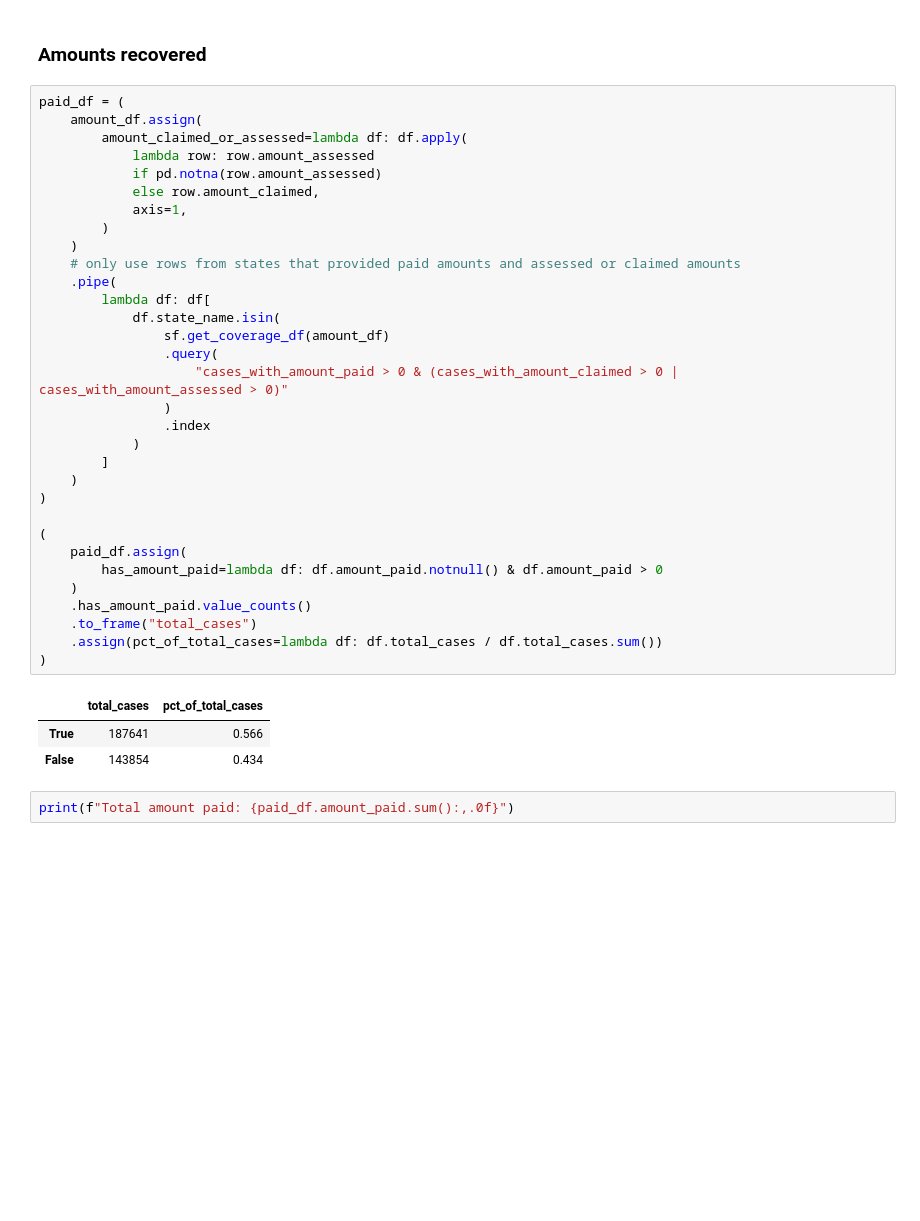
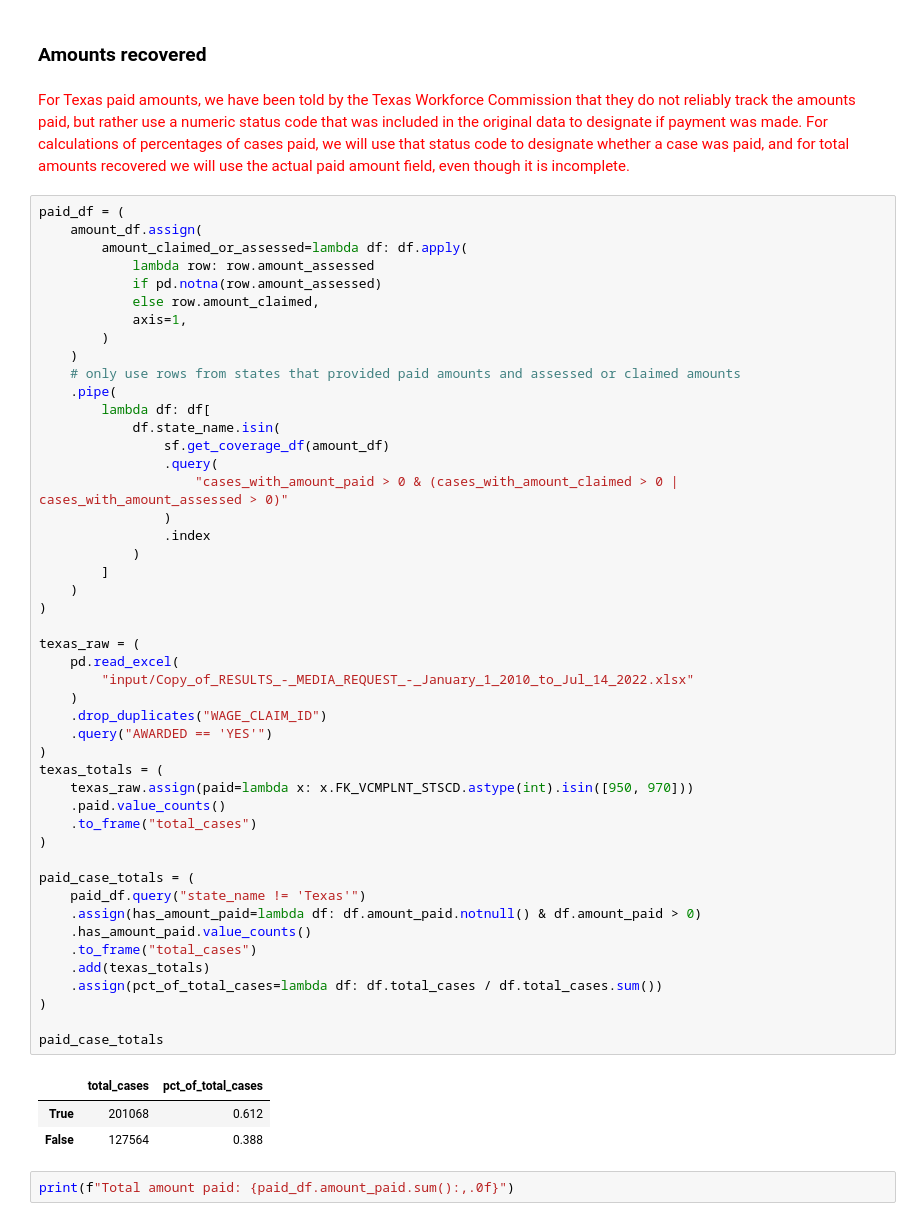
Before and after one commit to cbs-news-data/wage-theft-data, a Jupyter notebook: notebooks/national_analysis/national_analysis.ipynb, the cells around one changed output. Drawn from its saved outputs; the diff is of its cells as text; blank space fills up the shorter version.

Commit message:
Better handling of Texas amounts following response from TWC
See notebooks/texas/texas.ipynb for a detailed explanation of the changes.

```diff
--- a/notebooks/national_analysis/national_analysis.ipynb
+++ b/notebooks/national_analysis/national_analysis.ipynb
@@ -286,42 +288,59 @@ amount_df.groupby("state_name").overall_case_amount.sum().to_frame("overall_case
 | Wyoming | 1085092.920 | 964.000 | 1125.615 | 1629.319 | 3.360 | 252.750 | 578.025 | 1216.500 | 13703.660 |
 # %% [markdown]
 ### Amounts recovered
+# %% [markdown]
+<font color="red">For Texas paid amounts, we have been told by the Texas Workforce Commission that they do not reliably track the amounts paid, but rather use a numeric status code that was included in the original data to designate if payment was made. For calculations of percentages of cases paid, we will use that status code to designate whether a case was paid, and for total amounts recovered we will use the actual paid amount field, even though it is incomplete.</font>
 # %%
 paid_df = (
     amount_df.assign(
         amount_claimed_or_assessed=lambda df: df.apply(
             lambda row: row.amount_assessed
             if pd.notna(row.amount_assessed)
             else row.amount_claimed,
             axis=1,
         )
     )
     # only use rows from states that provided paid amounts and assessed or claimed amounts
     .pipe(
         lambda df: df[
             df.state_name.isin(
                 sf.get_coverage_df(amount_df)
                 .query(
                     "cases_with_amount_paid > 0 & (cases_with_amount_claimed > 0 | cases_with_amount_assessed > 0)"
                 )
                 .index
             )
         ]
     )
 )
 
-(
-    paid_df.assign(
-        has_amount_paid=lambda df: df.amount_paid.notnull() & df.amount_paid > 0
+texas_raw = (
+    pd.read_excel(
+        "input/Copy_of_RESULTS_-_MEDIA_REQUEST_-_January_1_2010_to_Jul_14_2022.xlsx"
     )
+    .drop_duplicates("WAGE_CLAIM_ID")
+    .query("AWARDED == 'YES'")
+)
+texas_totals = (
+    texas_raw.assign(paid=lambda x: x.FK_VCMPLNT_STSCD.astype(int).isin([950, 970]))
+    .paid.value_counts()
+    .to_frame("total_cases")
+)
+
+paid_case_totals = (
+    paid_df.query("state_name != 'Texas'")
+    .assign(has_amount_paid=lambda df: df.amount_paid.notnull() & df.amount_paid > 0)
     .has_amount_paid.value_counts()
     .to_frame("total_cases")
+    .add(texas_totals)
     .assign(pct_of_total_cases=lambda df: df.total_cases / df.total_cases.sum())
 )
+
+paid_case_totals
 # %% [output]
 |  | total_cases | pct_of_total_cases |
-| True | 187641 | 0.566 |
-| False | 143854 | 0.434 |
+| True | 201068 | 0.612 |
+| False | 127564 | 0.388 |
 # %%
 print(f"Total amount paid: {paid_df.amount_paid.sum():,.0f}")
 # %% [output]
```
Also changed, not shown: parts of 3 cells of this notebook, 37 other files.
